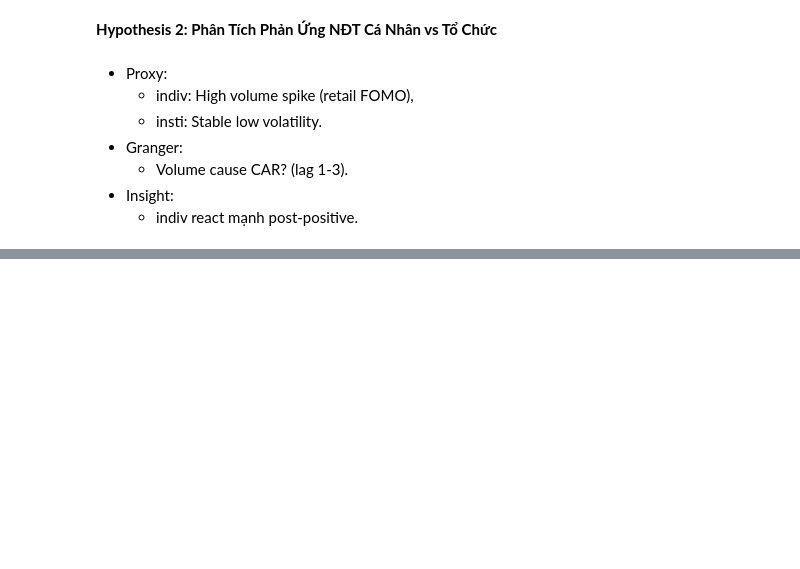
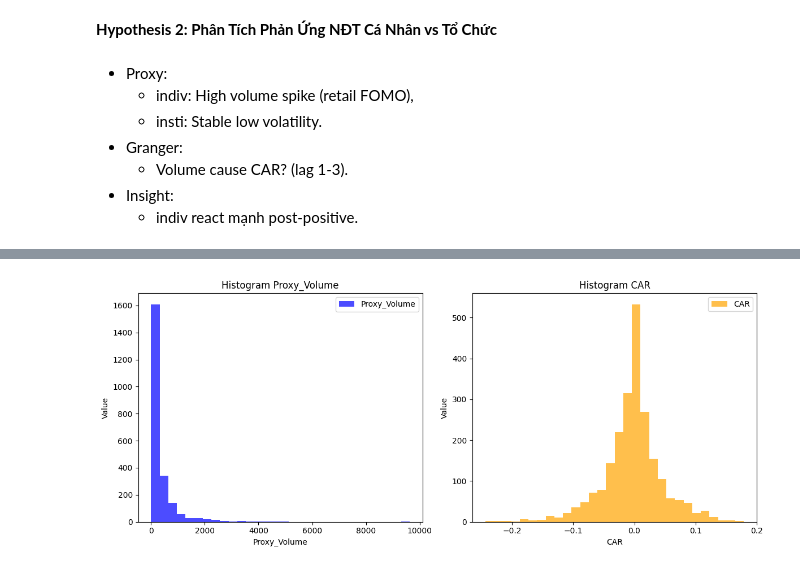
Before and after one commit to BobbyAxerol/DS_TEST, a Jupyter notebook: case3.ipynb, the cells around one changed output, grey strips where cells are left out. Cells and saved outputs as stored; diff of their text form; code cells hidden in the pictures; blank space fills up the shorter version.

```diff
--- a/case3.ipynb
+++ b/case3.ipynb
@@ -227,0 +297,20 @@ parameter F test:         F=0.0599  , p=0.9808  , df_denom=2856, df_num=3
+# %%
+
+fig, (ax1, ax2) = plt.subplots(1, 2, figsize=(12, 5))
+
+ax1.hist(df_event['proxy_volume'].values, bins=30, color='blue', alpha=0.7, label='Proxy_Volume')
+ax1.set_title('Histogram Proxy_Volume')
+ax1.set_xlabel('Proxy_Volume')
+ax1.set_ylabel('Value')
+ax1.legend()
+
+ax2.hist(df_event['CAR'].values, bins=30, color='orange', alpha=0.7, label='CAR')
+ax2.set_title('Histogram CAR')
+ax2.set_xlabel('CAR')
+ax2.set_ylabel('Value')
+ax2.legend()
+
+plt.tight_layout()
+plt.show()
+# %% [output]
+[figure, added]
```
Also changed, not shown: parts of 27 cells of this notebook, 2 other files.
